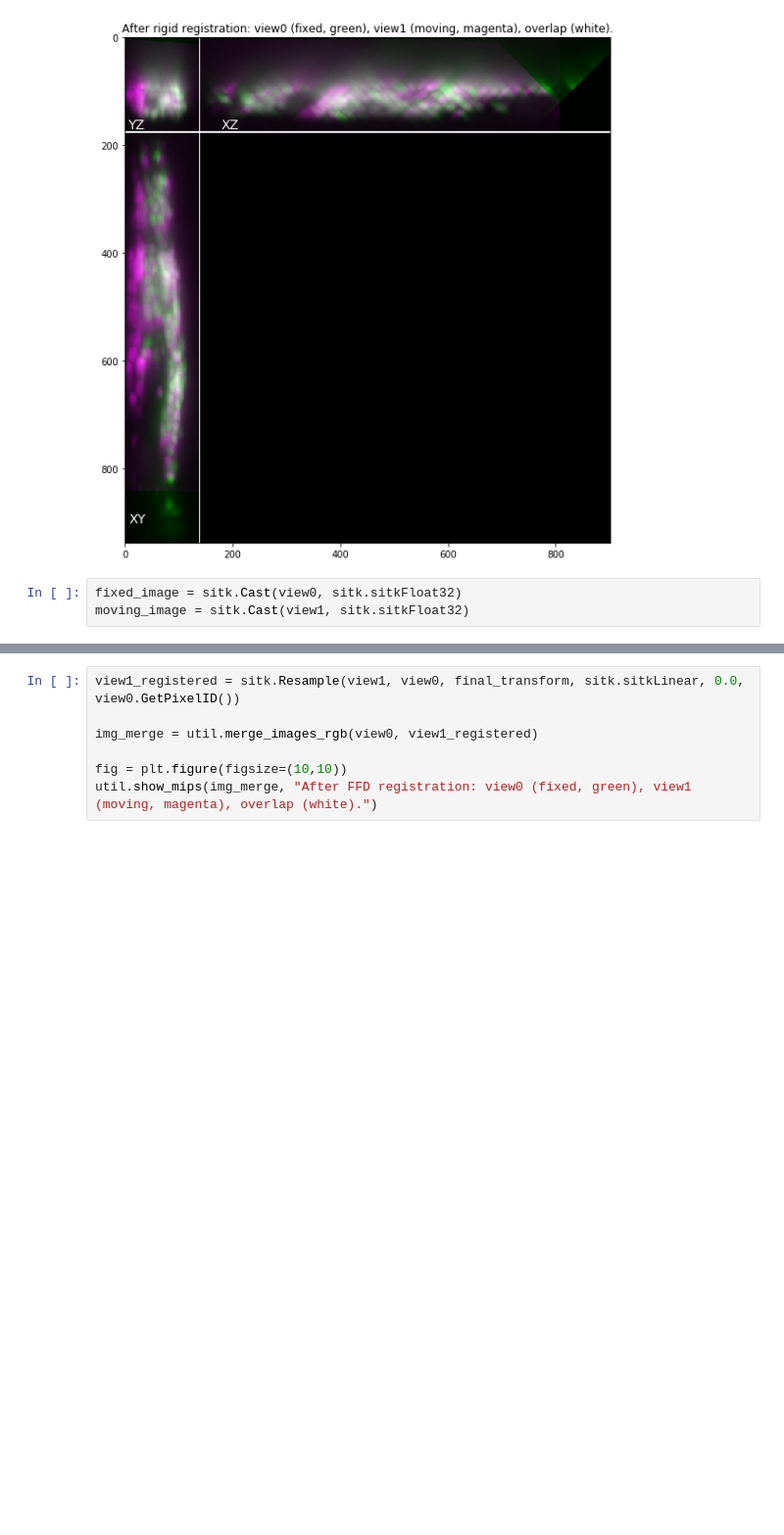
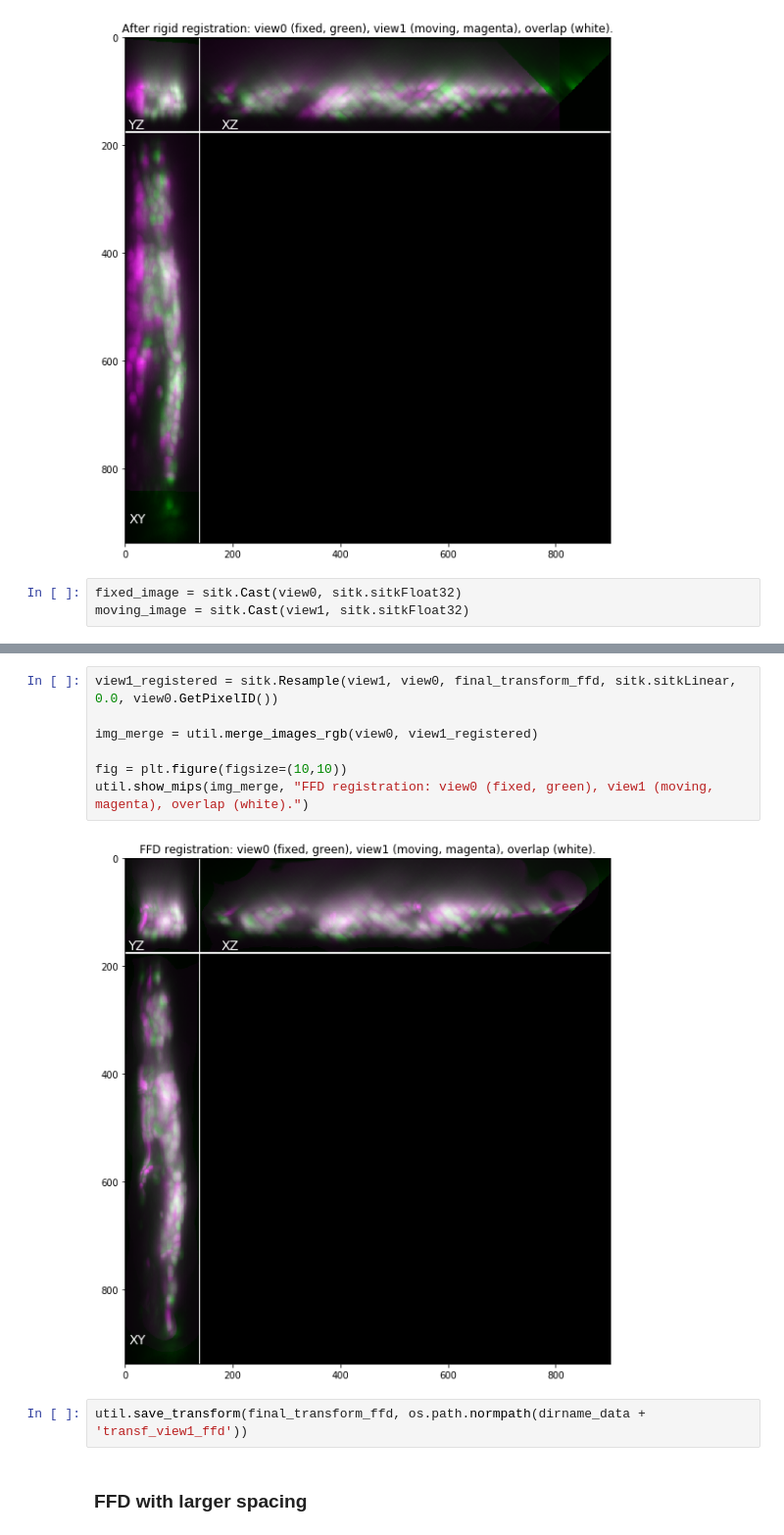
Before and after one commit to nvladimus/ITK_sandbox, a Jupyter notebook: wormhead_registration_nonrigid(2019-03-05).ipynb, the cells around one changed output, grey strips where cells are left out. Shown at 98% size. Saved outputs shown, nothing was run; the diff lists cells and outputs as text; blank space fills up the shorter version.

```diff
--- a/wormhead_registration_nonrigid(2019-03-05).ipynb
+++ b/wormhead_registration_nonrigid(2019-03-05).ipynb
@@ -84,7 +141,13 @@ final_transform = bspline_intra_modal_registration(fixed_image, moving_image)
 # %%
-view1_registered = sitk.Resample(view1, view0, final_transform, sitk.sitkLinear, 0.0, view0.GetPixelID())
+view1_registered = sitk.Resample(view1, view0, final_transform_ffd, sitk.sitkLinear, 0.0, view0.GetPixelID())
 
 img_merge = util.merge_images_rgb(view0, view1_registered)
 
 fig = plt.figure(figsize=(10,10))
-util.show_mips(img_merge, "After FFD registration: view0 (fixed, green), view1 (moving, magenta), overlap (white).")
+util.show_mips(img_merge, "FFD registration: view0 (fixed, green), view1 (moving, magenta), overlap (white).")
+# %% [output]
+[figure, added]
+# %%
+util.save_transform(final_transform_ffd, os.path.normpath(dirname_data + 'transf_view1_ffd'))
+# %% [markdown]
+### FFD with larger spacing
```
Also changed, not shown: parts of 18 cells of this notebook, 2 other files.
